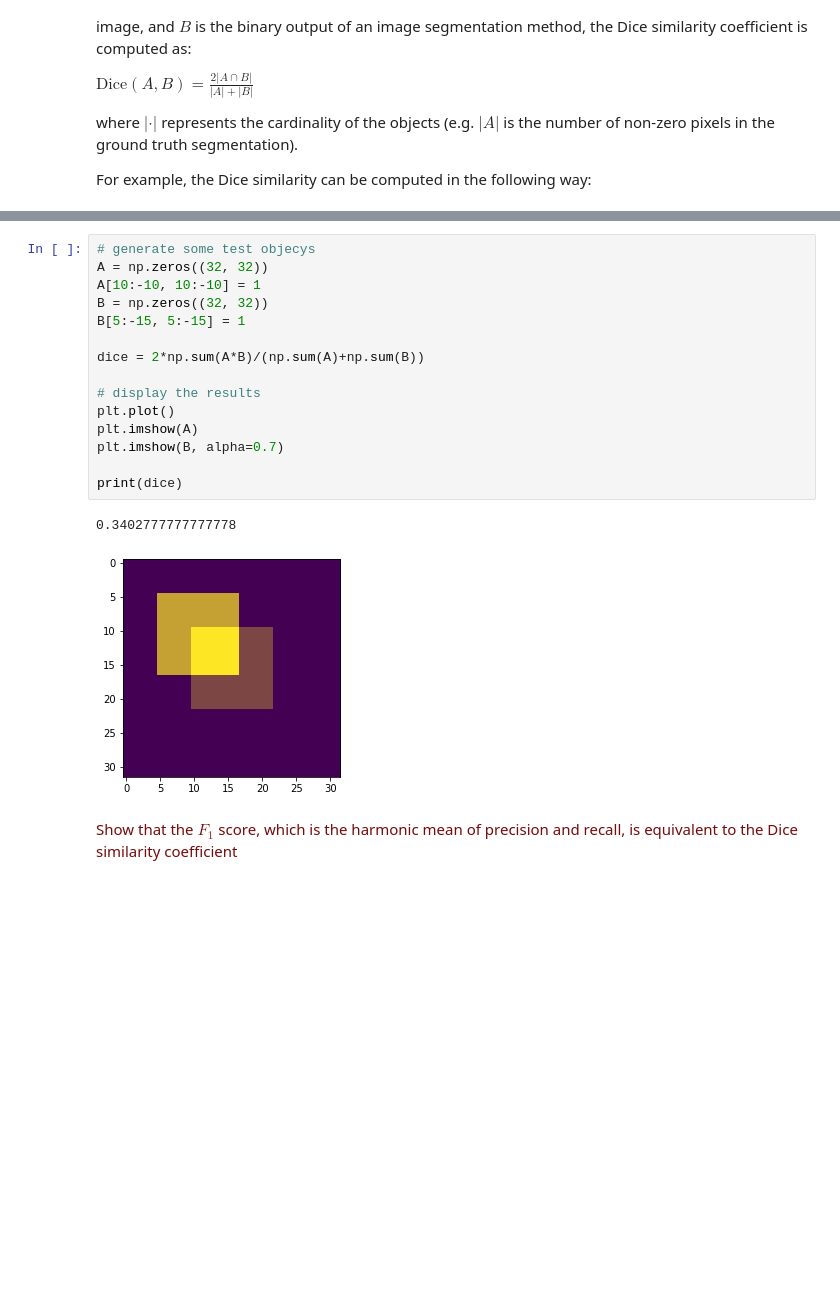
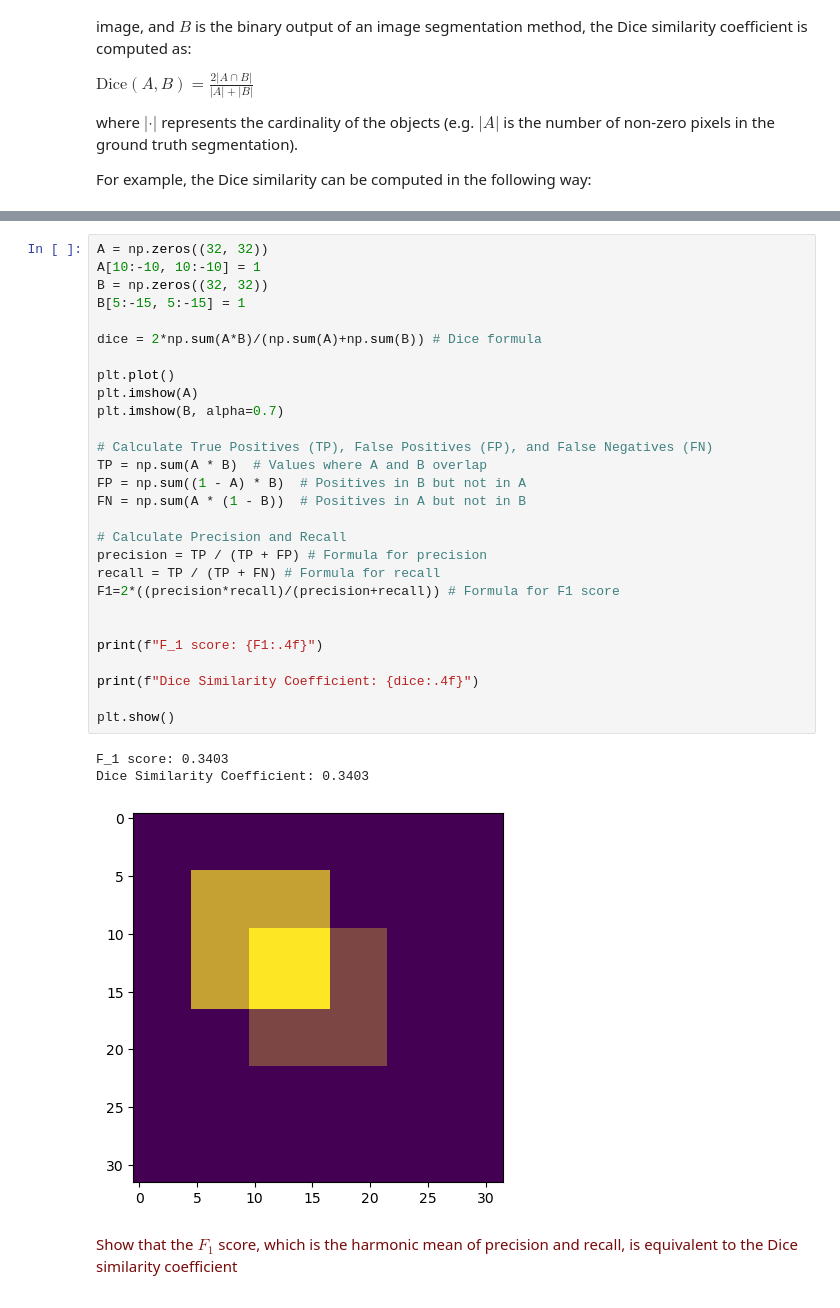
Before and after one commit to bram-boerenkamp/8dm50-machine-learning-master, a Jupyter notebook: practicals/week_2.ipynb, the cells around one changed output, grey strips where cells are left out. Drawn from its saved outputs; the diff is of its cells as text; blank space fills up the shorter version.

Commit message:
Week_2 dice

```diff
--- a/practicals/week_2.ipynb
+++ b/practicals/week_2.ipynb
@@ -410,20 +462,34 @@ For example, the Dice similarity can be computed in the following way:
 # %%
-# generate some test objecys
 A = np.zeros((32, 32))
 A[10:-10, 10:-10] = 1
 B = np.zeros((32, 32))
 B[5:-15, 5:-15] = 1
 
-dice = 2*np.sum(A*B)/(np.sum(A)+np.sum(B))
+dice = 2*np.sum(A*B)/(np.sum(A)+np.sum(B)) # Dice formula
 
-# display the results
 plt.plot()
 plt.imshow(A)
 plt.imshow(B, alpha=0.7)
 
-print(dice)
+# Calculate True Positives (TP), False Positives (FP), and False Negatives (FN)
+TP = np.sum(A * B)  # Values where A and B overlap
+FP = np.sum((1 - A) * B)  # Positives in B but not in A
+FN = np.sum(A * (1 - B))  # Positives in A but not in B
+
+# Calculate Precision and Recall
+precision = TP / (TP + FP) # Formula for precision
+recall = TP / (TP + FN) # Formula for recall
+F1=2*((precision*recall)/(precision+recall)) # Formula for F1 score
+
+
+print(f"F_1 score: {F1:.4f}")
+
+print(f"Dice Similarity Coefficient: {dice:.4f}")
+
+plt.show()
 # %% [output]
-0.3402777777777778
+F_1 score: 0.3403
+Dice Similarity Coefficient: 0.3403
-[figure, old version]
+[figure, new version]
 # %% [markdown]
 <p><font color='#770a0a'>Show that the $F_1$ score, which is the harmonic mean of precision and recall, is equivalent to the Dice similarity coefficient</font><p>
```
Also changed, not shown: parts of 1 cell of this notebook.
